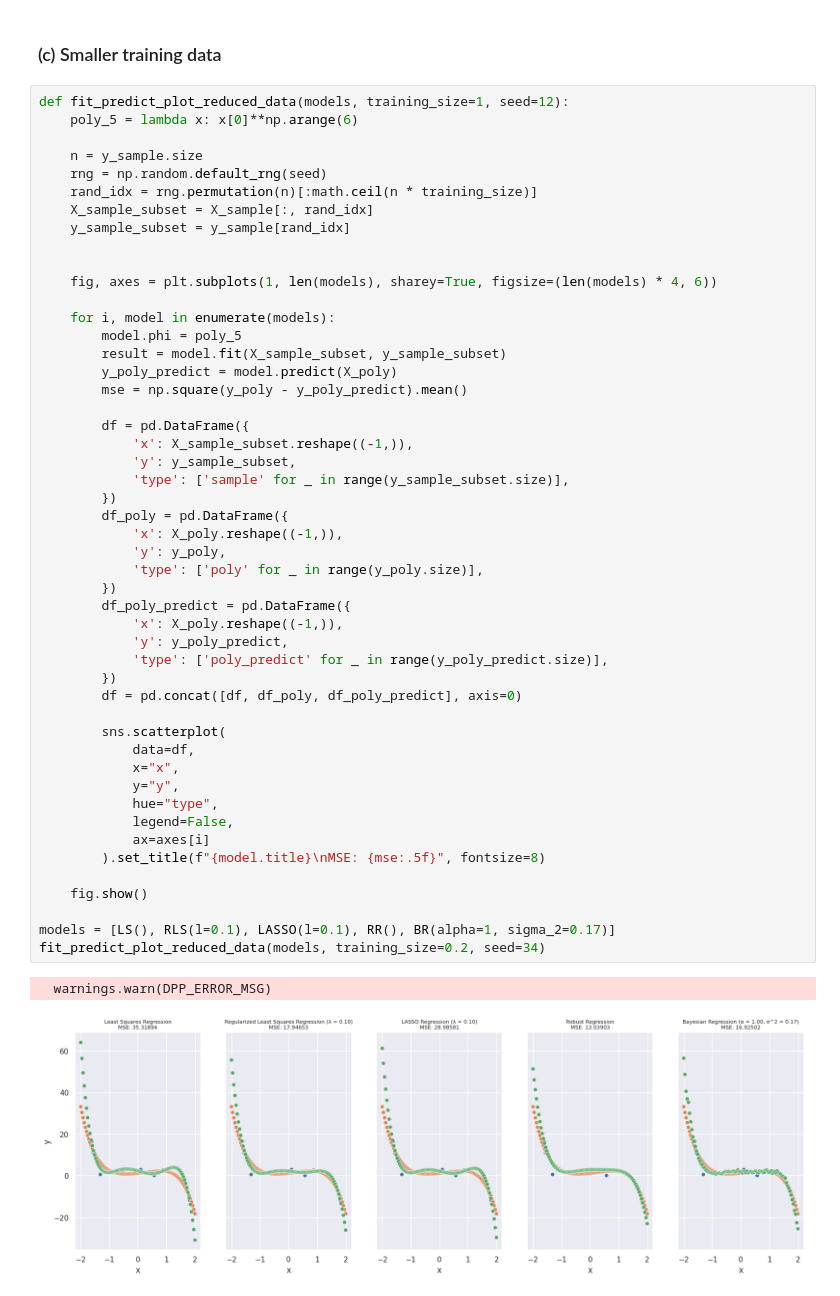
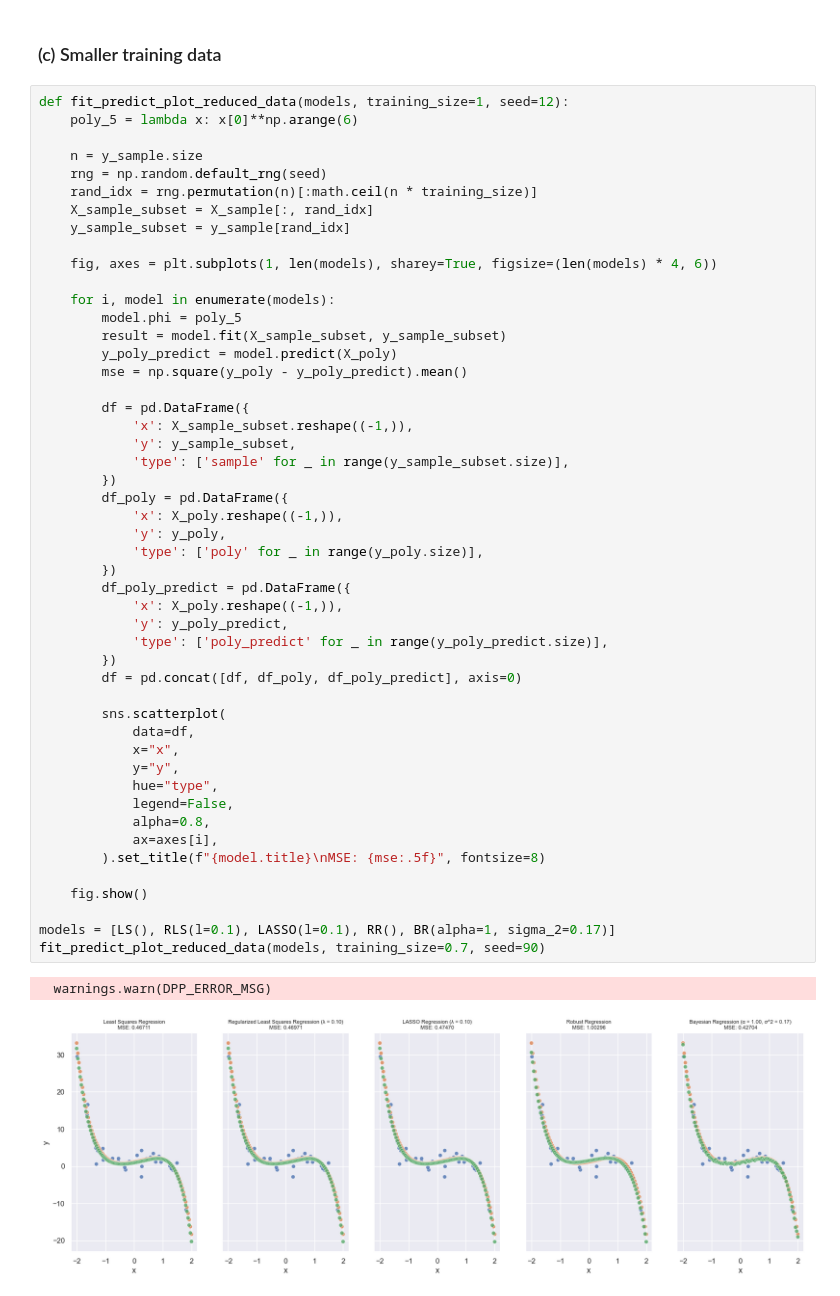
Before and after one commit to haitrungle/cs5487-pa-1, a Jupyter notebook: main.ipynb, the cells around one changed output. Drawn from its saved outputs; the diff is of its cells as text.

```diff
--- a/main.ipynb
+++ b/main.ipynb
@@ -335,7 +331,6 @@ def fit_predict_plot_reduced_data(models, training_size=1, seed=12):
     rand_idx = rng.permutation(n)[:math.ceil(n * training_size)]
     X_sample_subset = X_sample[:, rand_idx]
     y_sample_subset = y_sample[rand_idx]
-
 
     fig, axes = plt.subplots(1, len(models), sharey=True, figsize=(len(models) * 4, 6))
 
@@ -348,33 +343,34 @@ def fit_predict_plot_reduced_data(models, training_size=1, seed=12):
         df = pd.DataFrame({
             'x': X_sample_subset.reshape((-1,)),
             'y': y_sample_subset,
             'type': ['sample' for _ in range(y_sample_subset.size)],
         })
         df_poly = pd.DataFrame({
             'x': X_poly.reshape((-1,)),
             'y': y_poly,
             'type': ['poly' for _ in range(y_poly.size)],
         })
         df_poly_predict = pd.DataFrame({
             'x': X_poly.reshape((-1,)),
             'y': y_poly_predict,
             'type': ['poly_predict' for _ in range(y_poly_predict.size)],
         })
         df = pd.concat([df, df_poly, df_poly_predict], axis=0)
 
         sns.scatterplot(
             data=df,
             x="x",
             y="y",
             hue="type",
             legend=False,
-            ax=axes[i]
+            alpha=0.8,
+            ax=axes[i],
         ).set_title(f"{model.title}\nMSE: {mse:.5f}", fontsize=8)
 
     fig.show()
 
 models = [LS(), RLS(l=0.1), LASSO(l=0.1), RR(), BR(alpha=1, sigma_2=0.17)]
-fit_predict_plot_reduced_data(models, training_size=0.2, seed=34)
+fit_predict_plot_reduced_data(models, training_size=0.7, seed=90)
 # %% [output]
   warnings.warn(DPP_ERROR_MSG)
-[figure, old version]
+[figure, new version]
```
Also changed, not shown: parts of 7 cells of this notebook.
